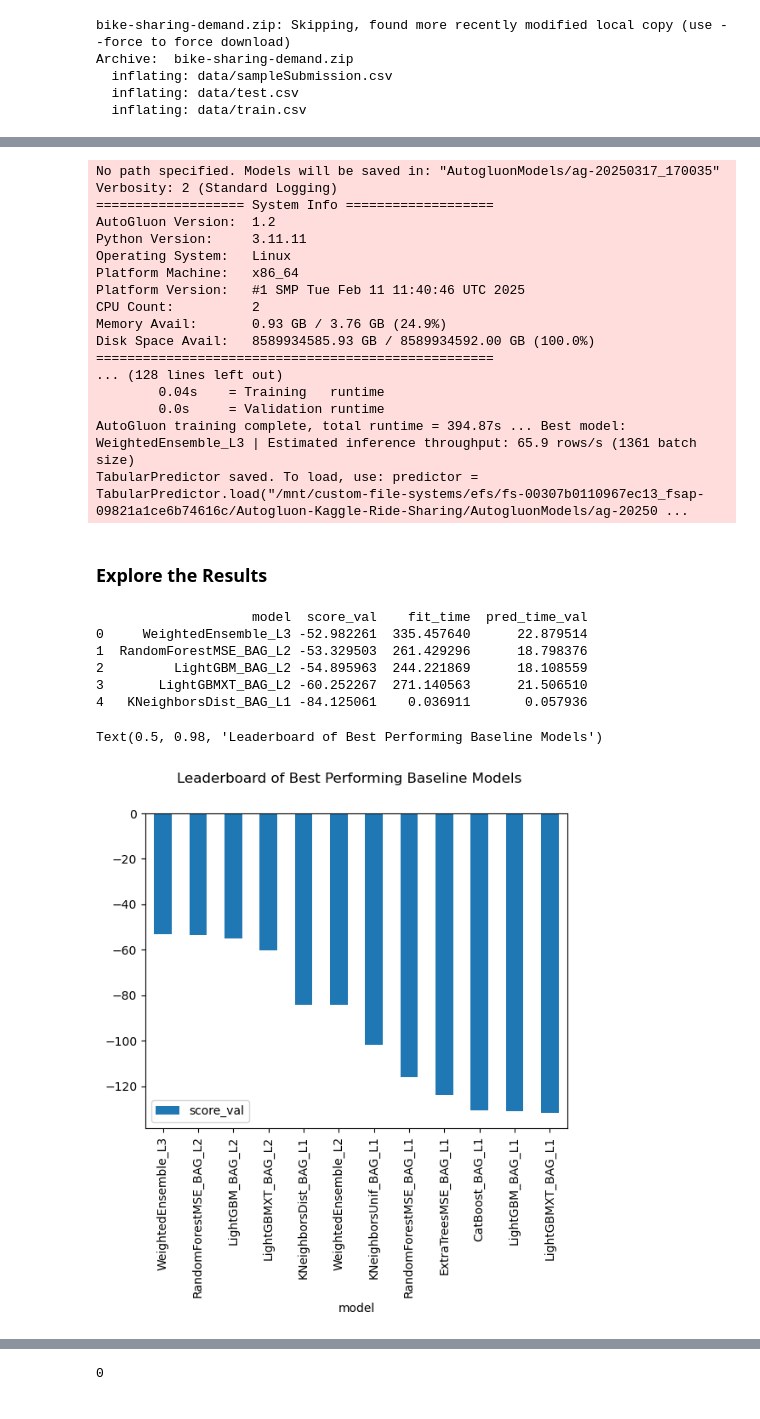
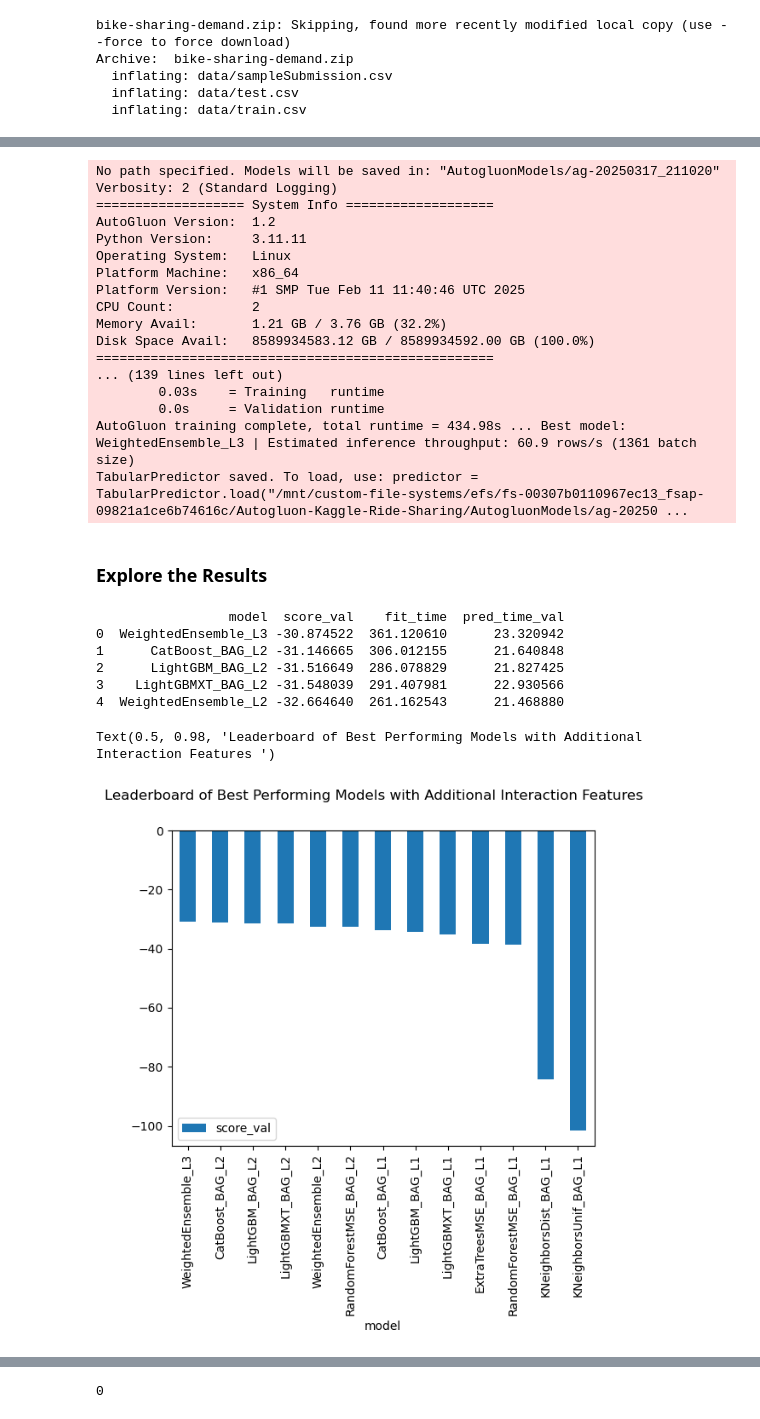
Before and after one commit to Harish8622/Autogluon-Kaggle-Ride-Sharing, a Jupyter notebook: notebooks/feature_engineering_notebook.ipynb, the cells around one changed output, grey strips where cells are left out. Cells and saved outputs as stored; diff of their text form; code cells hidden in the pictures.

```diff
--- a/notebooks/feature_engineering_notebook.ipynb
+++ b/notebooks/feature_engineering_notebook.ipynb
@@ -107,0 +161,2 @@ test_df.head()
+# %%
+train_df.drop(columns=['season'], inplace=True)
@@ -151,0 +352,4 @@ train_df.head()
+# %%
+# Create new interaction features
+train_df["weather_humidity"] = train_df["weather"] * train_df["humidity"]
+train_df["humidity_windspeed"] = train_df["humidity"] * train_df["windspeed"]
@@ -154,12 +376,12 @@ train_df.head()
 # %%
-predictor_baseline = TabularPredictor(label="count",
+predictor_new_interaction_features = TabularPredictor(label="count",
                              eval_metric='rmse').fit(
     train_data=train_df,
     time_limit=600,
     presets='best_quality'
 )
 # %% [output]
-No path specified. Models will be saved in: "AutogluonModels/ag-20250317_170035"
+No path specified. Models will be saved in: "AutogluonModels/ag-20250317_211020"
 Verbosity: 2 (Standard Logging)
 =================== System Info ===================
 AutoGluon Version:  1.2
@@ -168,35 +390,35 @@ Operating System:   Linux
 Platform Machine:   x86_64
 Platform Version:   #1 SMP Tue Feb 11 11:40:46 UTC 2025
 CPU Count:          2
-Memory Avail:       0.93 GB / 3.76 GB (24.9%)
-Disk Space Avail:   8589934585.93 GB / 8589934592.00 GB (100.0%)
+Memory Avail:       1.21 GB / 3.76 GB (32.2%)
+Disk Space Avail:   8589934583.12 GB / 8589934592.00 GB (100.0%)
 ===================================================
-... (128 lines left out)
-        0.04s    = Training   runtime
+... (139 lines left out)
+        0.03s    = Training   runtime
         0.0s     = Validation runtime
-AutoGluon training complete, total runtime = 394.87s ... Best model: WeightedEnsemble_L3 | Estimated inference throughput: 65.9 rows/s (1361 batch size)
+AutoGluon training complete, total runtime = 434.98s ... Best model: WeightedEnsemble_L3 | Estimated inference throughput: 60.9 rows/s (1361 batch size)
 TabularPredictor saved. To load, use: predictor = TabularPredictor.load("/mnt/custom-file-systems/efs/fs-00307b0110967ec13_fsap-09821a1ce6b74616c/Autogluon-Kaggle-Ride-Sharing/AutogluonModels/ag-20250 ...
 # %% [markdown]
 ### Explore the Results
 # %%
 %%capture
 # Get the fit summary (without extra text)
-baseline_summary = predictor_baseline.fit_summary()
+new_interaction_features_summary = predictor_new_interaction_features.fit_summary()
 # %%
 # Extract and print only the top 5 models with key columns
-print(baseline_summary["leaderboard"][["model", "score_val", "fit_time", "pred_time_val"]].head(5))
+print(new_interaction_features_summary["leaderboard"][["model", "score_val", "fit_time", "pred_time_val"]].head(5))
 # %% [output]
-                    model  score_val    fit_time  pred_time_val
-0     WeightedEnsemble_L3 -52.982261  335.457640      22.879514
-1  RandomForestMSE_BAG_L2 -53.329503  261.429296      18.798376
-2         LightGBM_BAG_L2 -54.895963  244.221869      18.108559
-3       LightGBMXT_BAG_L2 -60.252267  271.140563      21.506510
-4   KNeighborsDist_BAG_L1 -84.125061    0.036911       0.057936
+                 model  score_val    fit_time  pred_time_val
+0  WeightedEnsemble_L3 -30.874522  361.120610      23.320942
+1      CatBoost_BAG_L2 -31.146665  306.012155      21.640848
+2      LightGBM_BAG_L2 -31.516649  286.078829      21.827425
+3    LightGBMXT_BAG_L2 -31.548039  291.407981      22.930566
+4  WeightedEnsemble_L2 -32.664640  261.162543      21.468880
 # %%
 # Graphically view the best models
-predictor_baseline.leaderboard(silent=True).plot(kind='bar', x='model', y='score_val')
-plt.suptitle("Leaderboard of Best Performing Baseline Models")
+predictor_new_interaction_features.leaderboard(silent=True).plot(kind='bar', x='model', y='score_val')
+plt.suptitle("Leaderboard of Best Performing Models with Additional Interaction Features ")
 # %% [output]
-Text(0.5, 0.98, 'Leaderboard of Best Performing Baseline Models')
+Text(0.5, 0.98, 'Leaderboard of Best Performing Models with Additional Interaction Features ')
-[figure, old version]
+[figure, new version]
 # %% [markdown]
```
Also changed, not shown: parts of 59 cells of this notebook, 3 other files.
